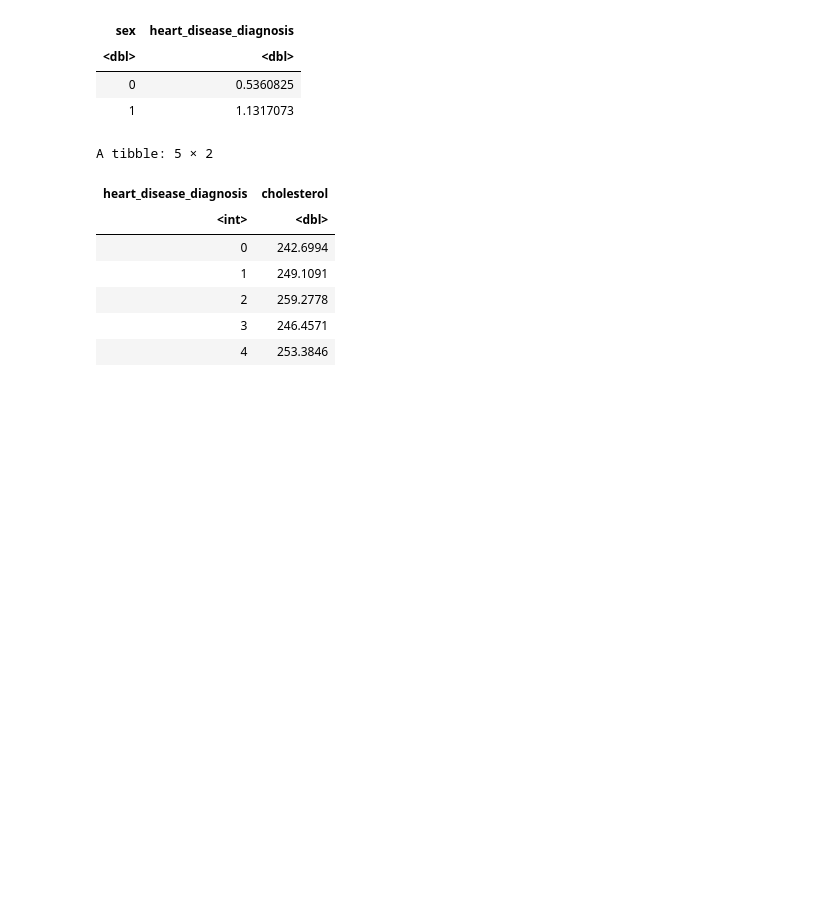
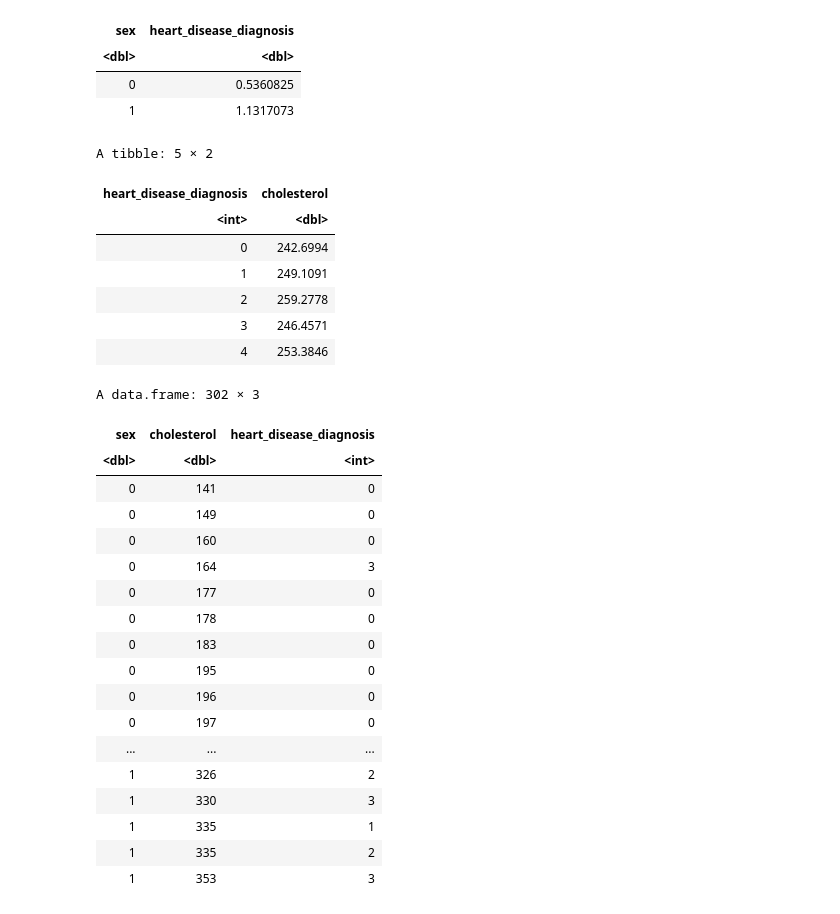
Before and after one commit to ck2671/dsci-100-2022w2-group-35, a Jupyter notebook: Heart Disease Project.ipynb, the cells around one changed output. Drawn from its saved outputs; the diff is of its cells as text; code cells hidden in the pictures; blank space fills up the shorter version.

```diff
--- a/Heart Disease Project.ipynb
+++ b/Heart Disease Project.ipynb
@@ -89,5 +124,27 @@ A tibble: 5 × 2
 | 2 | 259.2778 |
 | 3 | 246.4571 |
 | 4 | 253.3846 |
+# %%
+heart_data_selected
+# %% [output]
+A data.frame: 302 × 3
+| sex | cholesterol | heart_disease_diagnosis |
+| <dbl> | <dbl> | <int> |
+| 0 | 141 | 0 |
+| 0 | 149 | 0 |
+| 0 | 160 | 0 |
+| 0 | 164 | 3 |
+| 0 | 177 | 0 |
+| 0 | 178 | 0 |
+| 0 | 183 | 0 |
+| 0 | 195 | 0 |
+| 0 | 196 | 0 |
+| 0 | 197 | 0 |
+| ... | ... | ... |
+| 1 | 326 | 2 |
+| 1 | 330 | 3 |
+| 1 | 335 | 1 |
+| 1 | 335 | 2 |
+| 1 | 353 | 3 |
 # %%
 #Bar plot of heart disease level (0-4) vs cholesterol amount (mg/dl).
```
Also changed, not shown: parts of 3 cells of this notebook.
